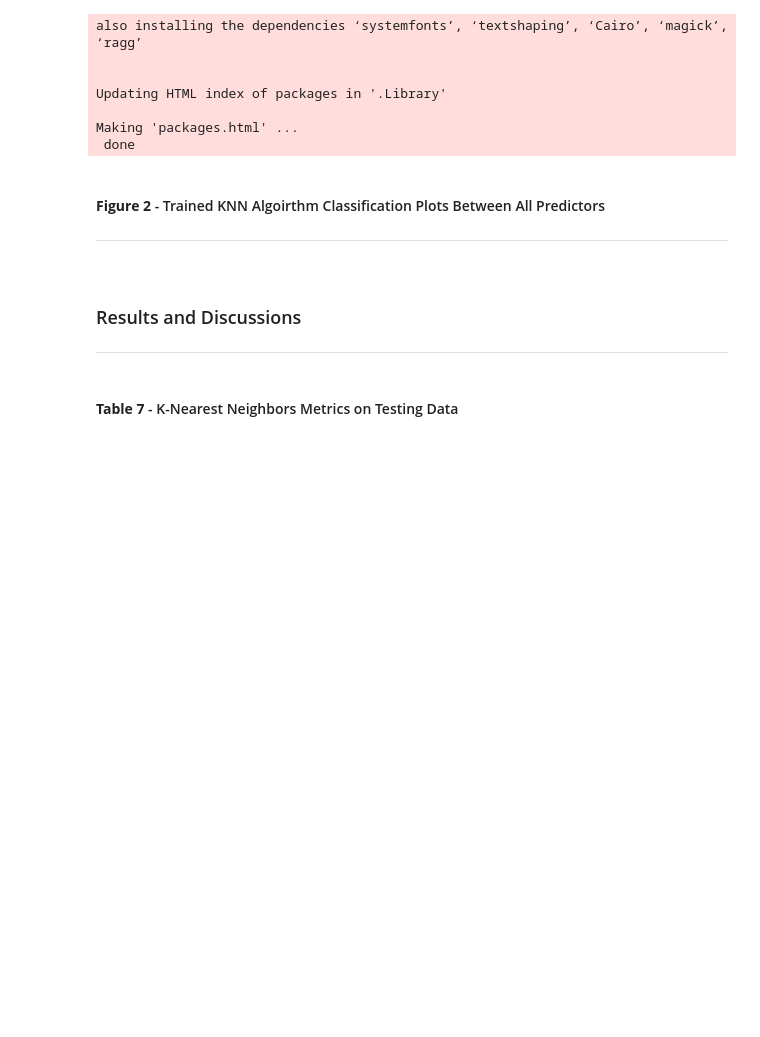
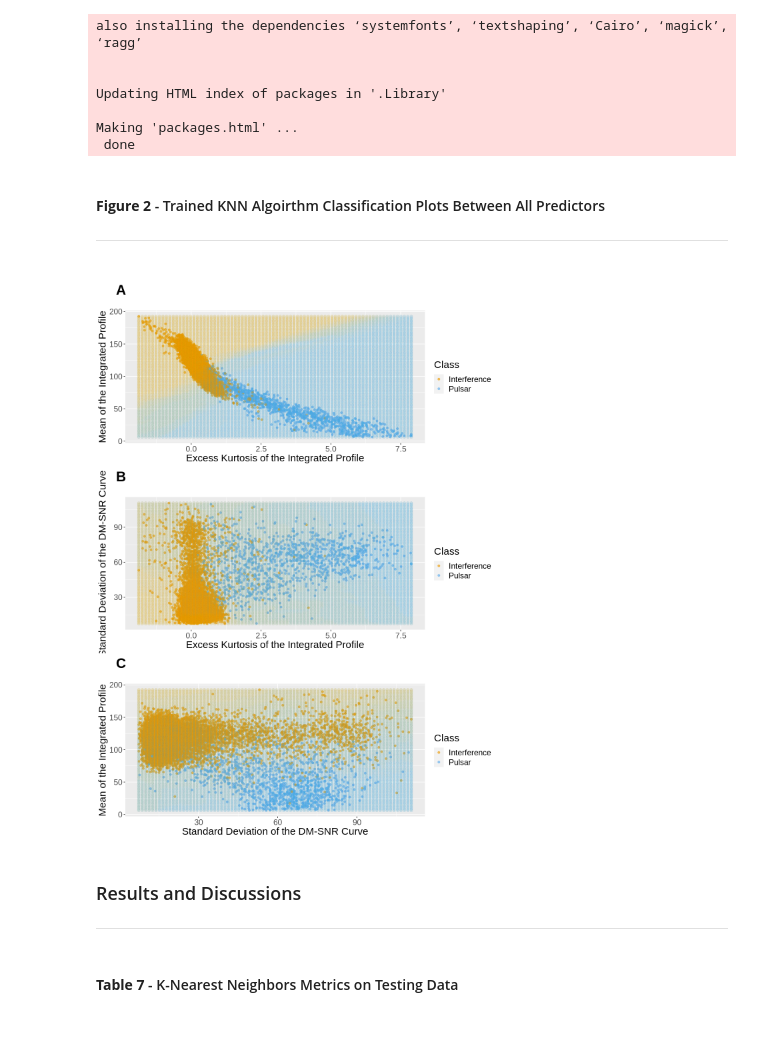
Before and after one commit to Remembria/Group-Analysis-of-Pulsar-Signalling, a Jupyter notebook: Group_Project_Report.ipynb, the cells around one changed output. Saved outputs shown, nothing was run; the diff lists cells and outputs as text; code cells hidden in the pictures; blank space fills up the shorter version.

```diff
--- a/Group_Project_Report.ipynb
+++ b/Group_Project_Report.ipynb
@@ -480,13 +495,13 @@ ek_grid <- seq(min(pulsar_training$IP.excess.kurtosis),
 ip_mean_grid <- seq(min(pulsar_training$IP.mean),
                 max(pulsar_training$IP.mean),
                 length.out = 80)
-dm_mean_grid <- seq(min(pulsar_training$DM.SNR.mean),
-                max(pulsar_training$DM.SNR.mean),
+dm_sd_grid <- seq(min(pulsar_training$DM.SNR.sd),
+                max(pulsar_training$DM.SNR.sd),
                 length.out = 10)
 
 asgrid <- as_tibble(expand.grid(IP.excess.kurtosis = ek_grid,
                                 IP.mean = ip_mean_grid,
-                                DM.SNR.mean = dm_mean_grid))
+                                DM.SNR.sd = dm_sd_grid))
 
 # use the fit workflow to make predictions at the grid points
 knnPredGrid <- predict(pulsar_fit, asgrid)
@@ -515,25 +530,23 @@ pulsar_plot_1 <- ggplot() +
   theme(text = element_text(size = 18)) +
   ggtitle("\n")
 
-# create the grid of area/smoothness vals, and arrange in a data frame
+#Our graph creation process is repeated here for another combination of two dimensions with different grid separations
 ek_grid <- seq(min(pulsar_training$IP.excess.kurtosis),
                 max(pulsar_training$IP.excess.kurtosis),
                 length.out = 80)
 ip_mean_grid <- seq(min(pulsar_training$IP.mean),
                 max(pulsar_training$IP.mean),
                 length.out = 10)
-dm_mean_grid <- seq(min(pulsar_training$DM.SNR.mean),
-                max(pulsar_training$DM.SNR.mean),
+dm_mean_grid <- seq(min(pulsar_training$DM.SNR.sd),
+                max(pulsar_training$DM.SNR.sd),
                 length.out = 80)
 
 asgrid <- as_tibble(expand.grid(IP.excess.kurtosis = ek_grid,
                                 IP.mean = ip_mean_grid,
-                                DM.SNR.mean = dm_mean_grid))
+                                DM.SNR.sd = dm_mean_grid))
 
-# use the fit workflow to make predictions at the grid points
 knnPredGrid <- predict(pulsar_fit, asgrid)
 
-# bind the predictions as a new column with the grid points
 prediction_table <- bind_cols(knnPredGrid, asgrid) %>%
   rename(Class = .pred_class)
 
@@ -541,60 +554,58 @@ pulsar_plot_2 <-
   ggplot() +
   geom_point(data = pulsar_training,
              mapping = aes(x = IP.excess.kurtosis,
-                           y = DM.SNR.mean,
+                           y = DM.SNR.sd,
                            color = Class),
              alpha = 0.6) +
   geom_point(data = prediction_table,
              mapping = aes(x = IP.excess.kurtosis,
-                           y = DM.SNR.mean,
+                           y = DM.SNR.sd,
                            color = Class),
              alpha = 0.02,
              size = 2) +
   labs(color = "Class",
        x = "Excess Kurtosis of the Integrated Profile",
-       y = "Mean of the DM-SNR Curve") +
+       y = "Standard Deviation of the DM-SNR Curve") +
   scale_color_manual(labels = c("Interference", "Pulsar"),
                      values = c("orange2", "steelblue2")) +
   theme(text = element_text(size = 18)) +
   ggtitle("\n")
 
-# create the grid of area/smoothness vals, and arrange in a data frame
+#The third graph is generated below
 ek_grid <- seq(min(pulsar_training$IP.excess.kurtosis),
                 max(pulsar_training$IP.excess.kurtosis),
                 length.out = 10)
 ip_mean_grid <- seq(min(pulsar_training$IP.mean),
                 max(pulsar_training$IP.mean),
                 length.out = 80)
-dm_mean_grid <- seq(min(pulsar_training$DM.SNR.mean),
-                max(pulsar_training$DM.SNR.mean),
+dm_mean_grid <- seq(min(pulsar_training$DM.SNR.sd),
+                max(pulsar_training$DM.SNR.sd),
                 length.out = 80)
 
 asgrid <- as_tibble(expand.grid(IP.excess.kurtosis = ek_grid,
                                 IP.mean = ip_mean_grid,
-                                DM.SNR.mean = dm_mean_grid))
+                                DM.SNR.sd = dm_mean_grid))
 
-# use the fit workflow to make predictions at the grid points
 knnPredGrid <- predict(pulsar_fit, asgrid)
 
-# bind the predictions as a new column with the grid points
 prediction_table <- bind_cols(knnPredGrid, asgrid) %>%
   rename(Class = .pred_class)
 
 pulsar_plot_3 <-
   ggplot() +
   geom_point(data = pulsar_training,
-             mapping = aes(x = DM.SNR.mean,
+             mapping = aes(x = DM.SNR.sd,
                            y = IP.mean,
                            color = Class),
              alpha = 0.6) +
   geom_point(data = prediction_table,
-             mapping = aes(x = DM.SNR.mean,
+             mapping = aes(x = DM.SNR.sd,
                            y = IP.mean,
                            color = Class),
              alpha = 0.02,
              size = 2) +
   labs(color = "Class",
-       x = "Mean of the DM-SNR Curve",
+       x = "Standard Deviation of the DM-SNR Curve",
        y = "Mean of the Integrated Profile") +
   scale_color_manual(labels = c("Interference", "Pulsar"),
                      values = c("orange2", "steelblue2")) +
@@ -604,8 +615,10 @@ pulsar_plot_3 <-
 <h4><b>Figure 2</b> - Trained KNN Algoirthm Classification Plots Between All Predictors  <h4>
 <hr>
 # %%
-options(repr.plot.width = 10, repr.plot.heigh = 15)
-plot_grid(pulsar_plot_1, pulsar_plot_2, pulsar_plot_3, align = "v", ncol = 1, labels = "AUTO", label_size = 25, hjust = -0.1)
+options(repr.plot.width = 10, repr.plot.heigh = 12)
+plot_grid(pulsar_plot_1, pulsar_plot_2, pulsar_plot_3, align = "v", ncol = 1, labels = "AUTO", label_size = 25, hjust = -2)
+# %% [output]
+[figure, added]
 # %% [markdown]
 <h3>Results and Discussions</h3>
 <hr>
```
Also changed, not shown: parts of 21 cells of this notebook.
